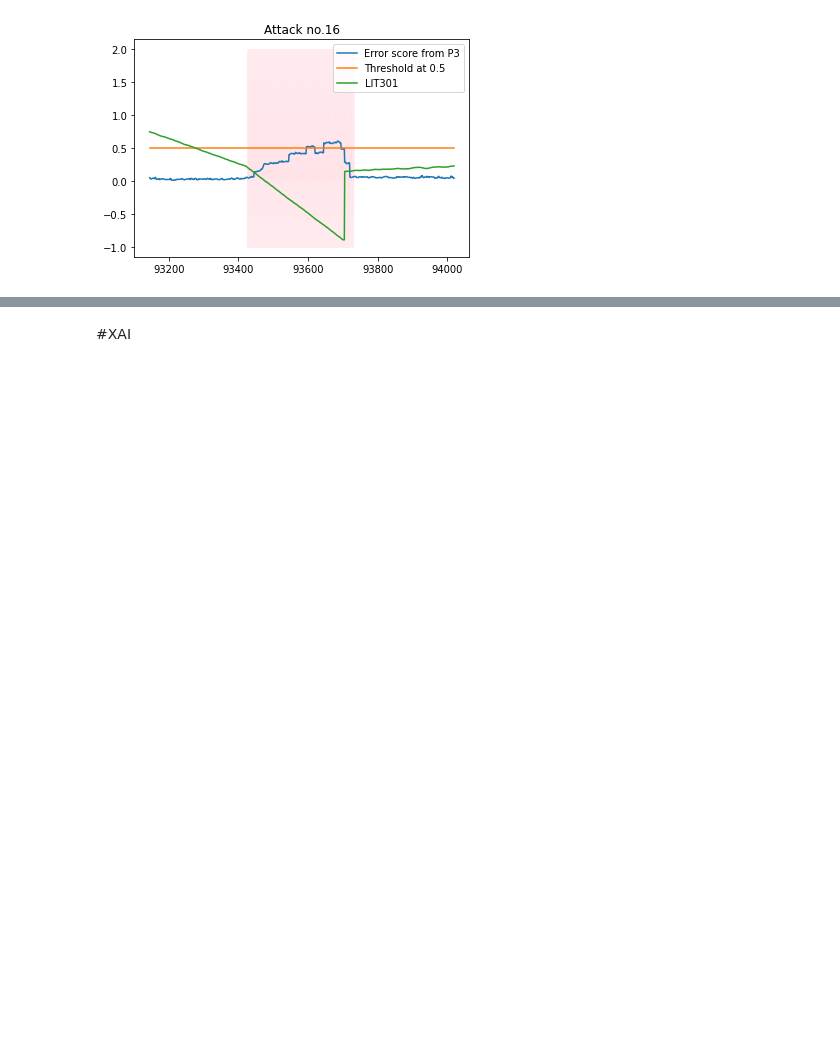
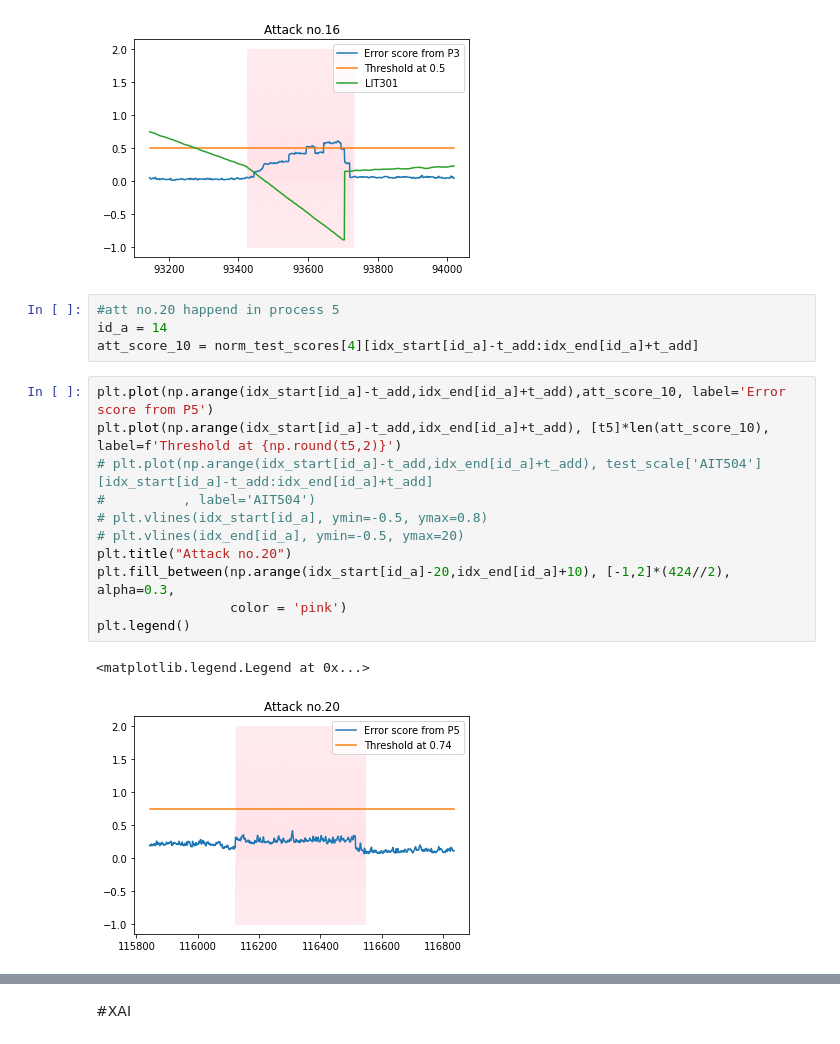
Before and after one commit to Geebigib/Explainable-Anomaly-detection-In-ICS, a Jupyter notebook: Probability_Base_Model_separate_stage.ipynb, the cells around one changed output, grey strips where cells are left out. Drawn from its saved outputs; the diff is of its cells as text; blank space fills up the shorter version.

Commit message:
add attack 20

```diff
--- a/Probability_Base_Model_separate_stage.ipynb
+++ b/Probability_Base_Model_separate_stage.ipynb
@@ -922,3 +922,21 @@ plt.legend()
 # %% [output]
 <matplotlib.legend.Legend at 0x...>
 [figure]
+# %%
+#att no.20 happend in process 5
+id_a = 14
+att_score_10 = norm_test_scores[4][idx_start[id_a]-t_add:idx_end[id_a]+t_add]
+# %%
+plt.plot(np.arange(idx_start[id_a]-t_add,idx_end[id_a]+t_add),att_score_10, label='Error score from P5')
+plt.plot(np.arange(idx_start[id_a]-t_add,idx_end[id_a]+t_add), [t5]*len(att_score_10), label=f'Threshold at {np.round(t5,2)}')
+# plt.plot(np.arange(idx_start[id_a]-t_add,idx_end[id_a]+t_add), test_scale['AIT504'][idx_start[id_a]-t_add:idx_end[id_a]+t_add]
+#          , label='AIT504')
+# plt.vlines(idx_start[id_a], ymin=-0.5, ymax=0.8)
+# plt.vlines(idx_end[id_a], ymin=-0.5, ymax=20)
+plt.title("Attack no.20")
+plt.fill_between(np.arange(idx_start[id_a]-20,idx_end[id_a]+10), [-1,2]*(424//2), alpha=0.3,
+                 color = 'pink')
+plt.legend()
+# %% [output]
+<matplotlib.legend.Legend at 0x...>
+[figure, added]
```
Also changed, not shown: parts of 1 cell of this notebook.
